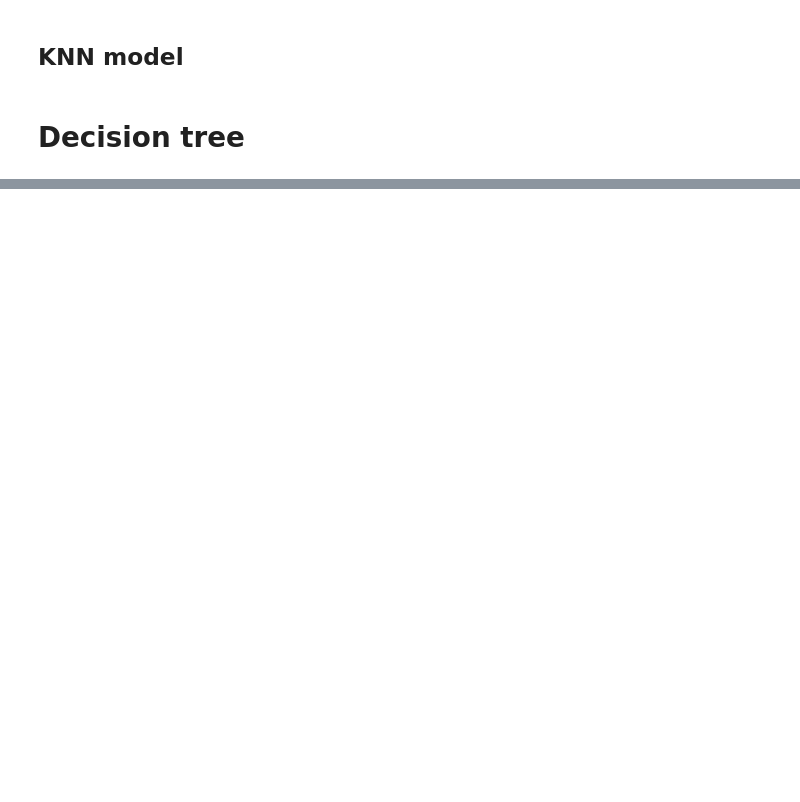
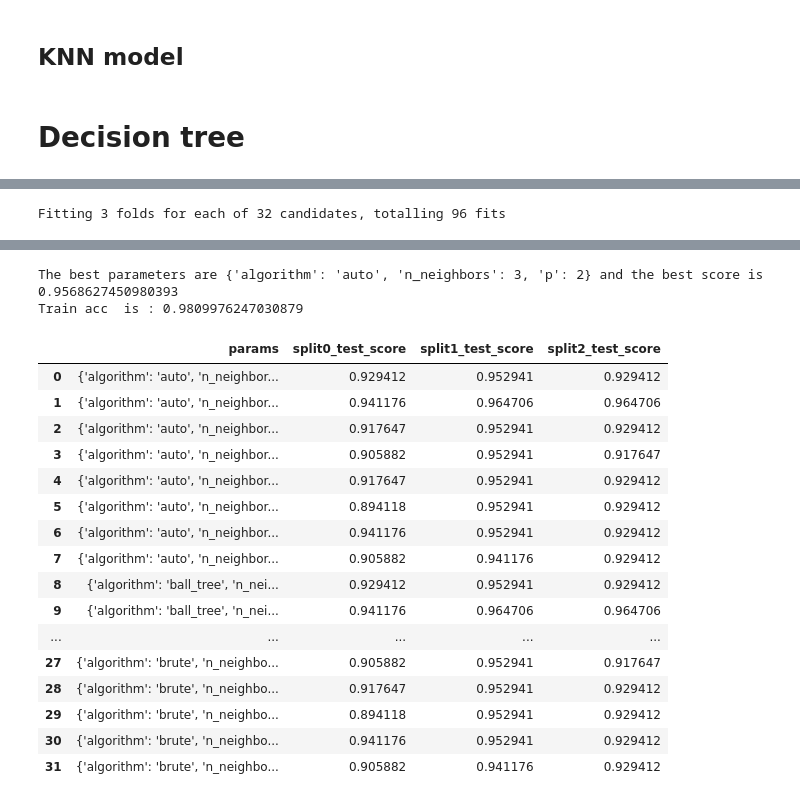
Before and after one commit to Stebf-22/PSIV, a Jupyter notebook: 01-Car_license_detection/Models.ipynb, the cells around one changed output, grey strips where cells are left out. Saved outputs shown, nothing was run; the diff lists cells and outputs as text; code cells hidden in the pictures; blank space fills up the shorter version.

Commit message:
Models Fet, necessiten anara .py

```diff
--- a/01-Car_license_detection/Models.ipynb
+++ b/01-Car_license_detection/Models.ipynb
@@ -94,19 +108,23 @@ class SVMCHandler:
 # %% [markdown]
 ## KNN model
 # %%
-class KNNhandler:
+class KNNhandler(Utils):
 
     def __init__(self, X, Y, **kwargs):
+        super(Utils, self).__init__()
         hyperparams = {
             'algorithm':['auto', 'ball_tree', 'kd_tree', 'brute'],
             'n_neighbors': np.arange(3, 10, 2),
             'p': np.arange(1,3),
         }
+        self.n_splits  = kwargs['n_splits'] if 'n_splits' in kwargs else 5
+        if 'n_splits' in kwargs: del kwargs['n_splits']
         self.model = neighbors.KNeighborsClassifier(**kwargs)
-        self.X = do_scaling(_ensure_dimensionalit(X))
+        self.X = self.do_scaling(self._ensure_dimensionalit(X))
         self.Y = Y
         assert(len(Y.shape) ==1 )
-        self.grid = _gen_gridSearch(self.model, hyperparams)
+        self.grid = self._gen_gridSearch(self.model, hyperparams, self.n_splits)
+        self.grid_flag= False
 
 
     def fit(self, with_score = True, with_grid=True):
@@ -115,14 +133,15 @@ class KNNhandler:
             print(f"The best parameters are {self.grid.best_params_} and the best score is {self.grid.best_score_}")
             self.model = self.model.__class__(**self.grid.best_params_)
             self.model.fit(self.X,self.Y)
+            self.grid_flag = True
         else :
             self.model.fit(self.X, self.Y )
         if with_score:
             pred = self.predict(self.X)
-            print(f"Train acc  is : {_acc(pred, self.Y)}")
+            print(f"Train acc  is : {self._acc(pred, self.Y)}")
 
     def predict(self, X):
-        X = _ensure_dimensionalit(X)
+        X = self._ensure_dimensionalit(X)
         return self.model.predict(X)
 # %% [markdown]
 # Decision tree
@@ -159,0 +226,25 @@ class DTCHandler:
+# %%
+from detector import PlateLocator
+def get_data(path: str) -> list:
+    """Returns an iterator with paths to each image to be detected"""
+
+    imgs = os.listdir(path)
+    return sorted([f"{path}/{img}" for img in imgs])
+# %%
+locator = PlateLocator()
+dataset, names = locator.get_dataset(get_data('data'), 56)
+idx_to_letters = {x: y for x, y in enumerate('WLGVJNBX7853MSDH6C421R90YTFK')}
+X_data = []
+y_data = []
+n_Test = 10
+i = 0
+for element,name in zip(dataset[:len(dataset) - n_Test],names):
+    name_ = name.split('/')[1].replace('.jpg','')
+    for detection in element:
+        if len(detection) == 7:
+            for image,letter in zip(detection, name_) :
+                if letter == 'P':
+                    X_data.append(image)
+                    y_data.append(letter)
+                X_data.append(image)
+                y_data.append(letter)
@@ -159,0 +282,7 @@ class DTCHandler:
+# %%
+# KNN
+knn = KNNhandler(np.array(X_data), np.array(y_data), n_splits = 3)
+knn.fit(True, True)
+knn.df_Grid()
+# %% [output]
+Fitting 3 folds for each of 32 candidates, totalling 96 fits
@@ -159,0 +292,19 @@ class DTCHandler:
+The best parameters are {'algorithm': 'auto', 'n_neighbors': 3, 'p': 2} and the best score is 0.9568627450980393
+Train acc  is : 0.9809976247030879
+|  | params | split0_test_score | split1_test_score | split2_test_score |
+| 0 | {'algorithm': 'auto', 'n_neighbor... | 0.929412 | 0.952941 | 0.929412 |
+| 1 | {'algorithm': 'auto', 'n_neighbor... | 0.941176 | 0.964706 | 0.964706 |
+| 2 | {'algorithm': 'auto', 'n_neighbor... | 0.917647 | 0.952941 | 0.929412 |
+| 3 | {'algorithm': 'auto', 'n_neighbor... | 0.905882 | 0.952941 | 0.917647 |
+| 4 | {'algorithm': 'auto', 'n_neighbor... | 0.917647 | 0.952941 | 0.929412 |
+| 5 | {'algorithm': 'auto', 'n_neighbor... | 0.894118 | 0.952941 | 0.929412 |
+| 6 | {'algorithm': 'auto', 'n_neighbor... | 0.941176 | 0.952941 | 0.929412 |
+| 7 | {'algorithm': 'auto', 'n_neighbor... | 0.905882 | 0.941176 | 0.929412 |
+| 8 | {'algorithm': 'ball_tree', 'n_nei... | 0.929412 | 0.952941 | 0.929412 |
+| 9 | {'algorithm': 'ball_tree', 'n_nei... | 0.941176 | 0.964706 | 0.964706 |
+| ... | ... | ... | ... | ... |
+| 27 | {'algorithm': 'brute', 'n_neighbo... | 0.905882 | 0.952941 | 0.917647 |
+| 28 | {'algorithm': 'brute', 'n_neighbo... | 0.917647 | 0.952941 | 0.929412 |
+| 29 | {'algorithm': 'brute', 'n_neighbo... | 0.894118 | 0.952941 | 0.929412 |
+| 30 | {'algorithm': 'brute', 'n_neighbo... | 0.941176 | 0.952941 | 0.929412 |
+| 31 | {'algorithm': 'brute', 'n_neighbo... | 0.905882 | 0.941176 | 0.929412 |
```
Also changed, not shown: parts of 14 cells of this notebook.
